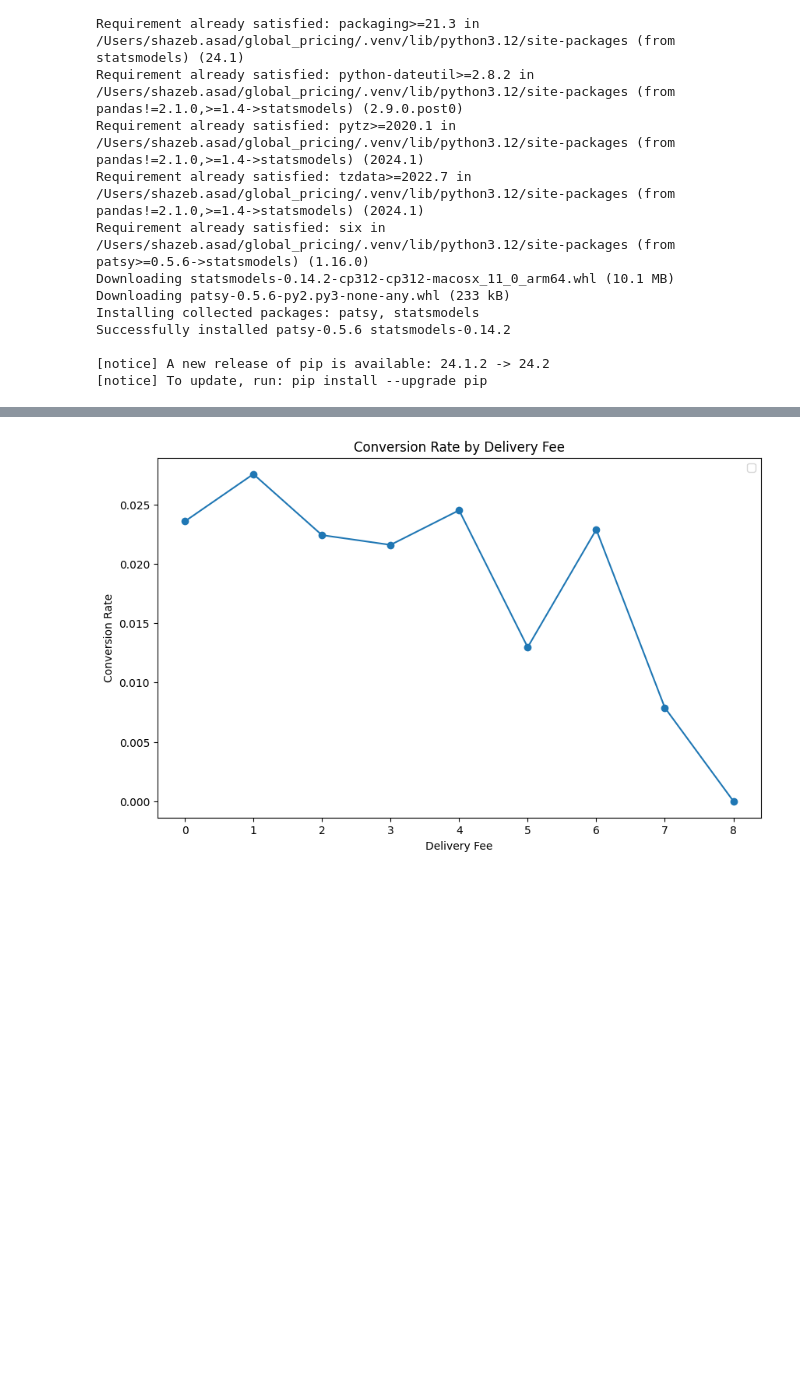
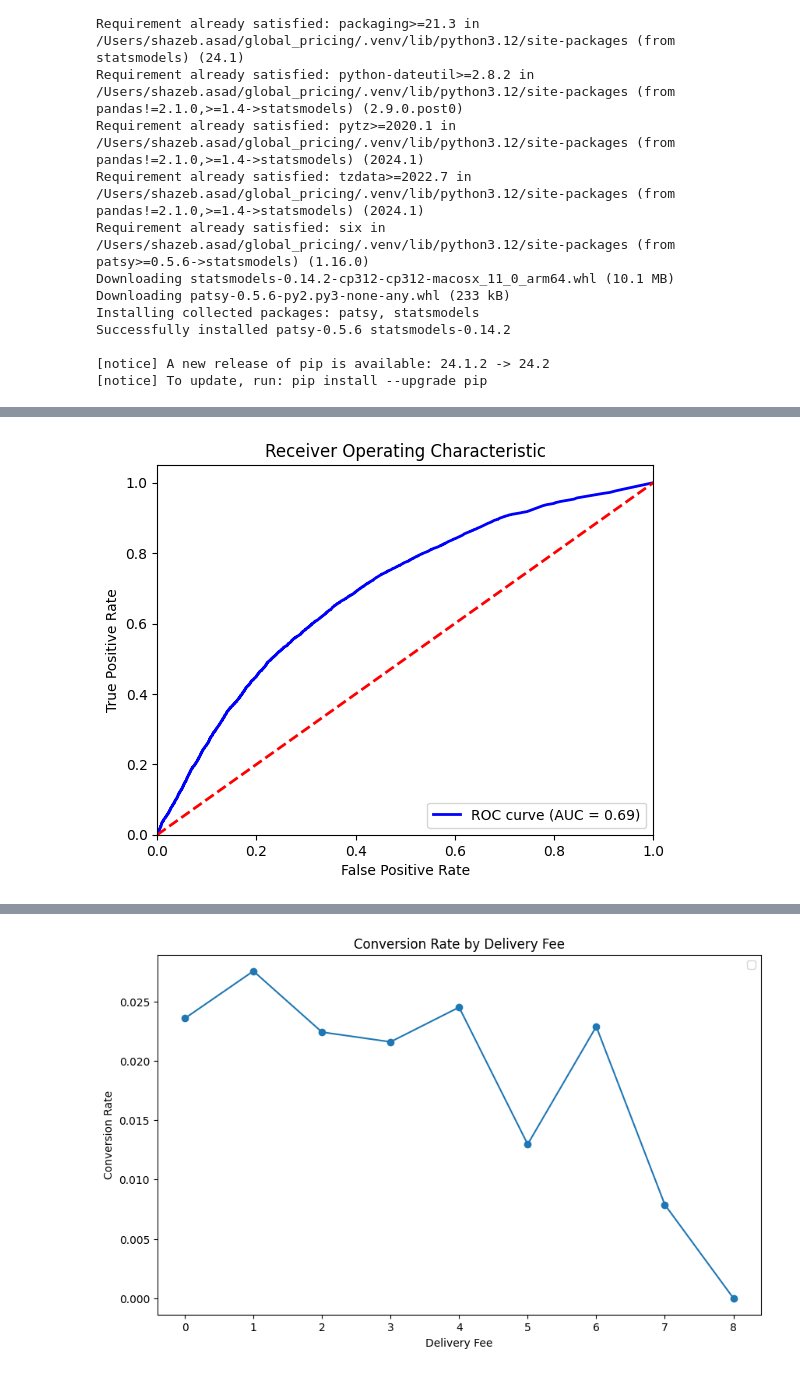
Before and after one commit to shazebasad-dh/https---github.com-deliveryhero-global_pricing, a Jupyter notebook: team/Shazeb/Impressions_data/analysis.ipynb, the cells around one changed output, grey strips where cells are left out. Drawn from its saved outputs; the diff is of its cells as text; code cells hidden in the pictures; blank space fills up the shorter version.

```diff
--- a/team/Shazeb/Impressions_data/analysis.ipynb
+++ b/team/Shazeb/Impressions_data/analysis.ipynb
@@ -409 +423,5 @@ delivery_fee_listing_std     -0.7515      0.017    -42.954      0.000      -0.78
 =============================================================================================
+# %%
+ab = result[result['converted_to_details'] != 0]
+
+ab.isna().sum()
@@ -409,0 +448,16 @@ delivery_fee_listing_std     -0.7515      0.017    -42.954      0.000      -0.78
+# %%
+ab.isna().sum()
+
+ab['delivery_fee_details_std'] = ab['delivery_fee_listing_std'].fillna(0)
+
+import statsmodels.api as sm
+
+X = ab[['delivery_fee_details_mean','delivery_fee_details_max','delivery_fee_details_min','delivery_fee_details_std']]
+y = ab['converted_to_order']
+
+X = sm.add_constant(X)
+
+model = sm.Logit(y, X)
+mode_output = model.fit()
+
+print(mode_output.summary())
@@ -409,0 +487,64 @@ delivery_fee_listing_std     -0.7515      0.017    -42.954      0.000      -0.78
+# %%
+from sklearn.model_selection import train_test_split
+from sklearn.metrics import confusion_matrix, accuracy_score, precision_score, recall_score, f1_score, roc_curve, auc
+import matplotlib.pyplot as plt
+import statsmodels.api as sm
+
+X = result[['delivery_fee_listing_mean','delivery_fee_listing_max','delivery_fee_listing_min','delivery_fee_listing_std']]
+y = result['converted_to_details']
+
+# Assuming `result` is your DataFrame and `X` and `y` are already defined
+# Split data into training and test sets
+X_train, X_test, y_train, y_test = train_test_split(X, y, test_size=0.3, random_state=42)
+
+# Add constant to the model (intercept)
+X_train = sm.add_constant(X_train)
+X_test = sm.add_constant(X_test)
+
+# Train the logistic regression model on the training set
+model = sm.Logit(y_train, X_train)
+model_output = model.fit()
+
+# Print model summary
+print(model_output.summary())
+
+# Predict on the test set
+y_pred_prob = model_output.predict(X_test)
+y_pred_class = y_pred_prob.apply(lambda x: 1 if x > 0.5 else 0)
+
+# 1. Evaluate model performance on the test set
+
+# Confusion matrix
+conf_matrix = confusion_matrix(y_test, y_pred_class)
+print("Confusion Matrix:")
+print(conf_matrix)
+
+# Calculate classification metrics
+accuracy = accuracy_score(y_test, y_pred_class)
+precision = precision_score(y_test, y_pred_class)
+recall = recall_score(y_test, y_pred_class)
+f1 = f1_score(y_test, y_pred_class)
+
+print(f"Accuracy: {accuracy}")
+print(f"Precision: {precision}")
+print(f"Recall: {recall}")
+print(f"F1 Score: {f1}")
+
+# 2. Plot the ROC Curve and calculate AUC
+fpr, tpr, _ = roc_curve(y_test, y_pred_prob)
+roc_auc = auc(fpr, tpr)
+
+plt.figure()
+plt.plot(fpr, tpr, color='blue', lw=2, label=f'ROC curve (AUC = {roc_auc:.2f})')
+plt.plot([0, 1], [0, 1], color='red', lw=2, linestyle='--')
+plt.xlim([0.0, 1.0])
+plt.ylim([0.0, 1.05])
+plt.xlabel('False Positive Rate')
+plt.ylabel('True Positive Rate')
+plt.title('Receiver Operating Characteristic')
+plt.legend(loc="lower right")
+plt.show()
+
+# Print AUC value
+print(f"AUC: {roc_auc}")
+# %% [output]
@@ -409,0 +568 @@ delivery_fee_listing_std     -0.7515      0.017    -42.954      0.000      -0.78
+[figure, added]
```
Also changed, not shown: parts of 23 cells of this notebook.
